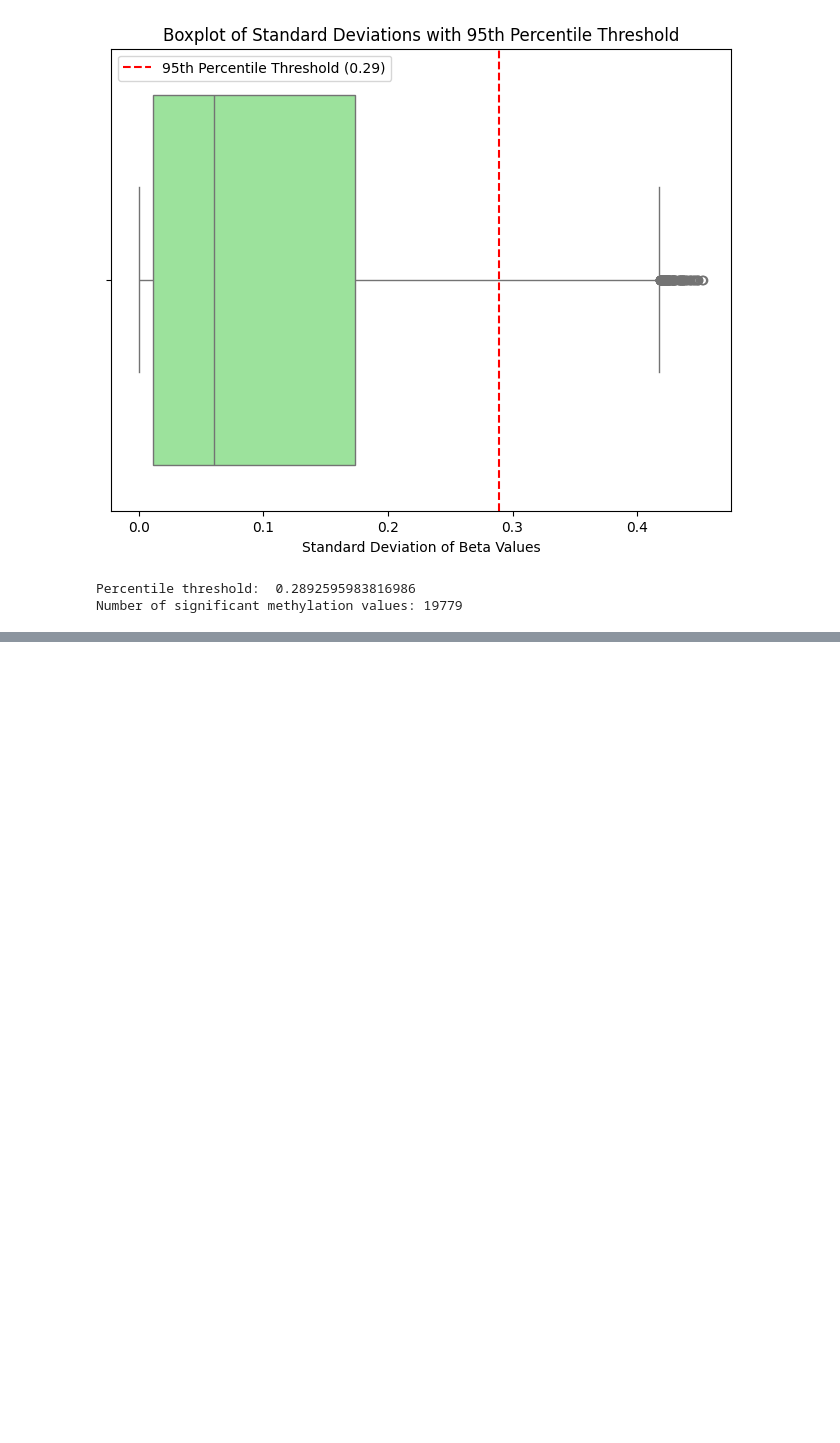
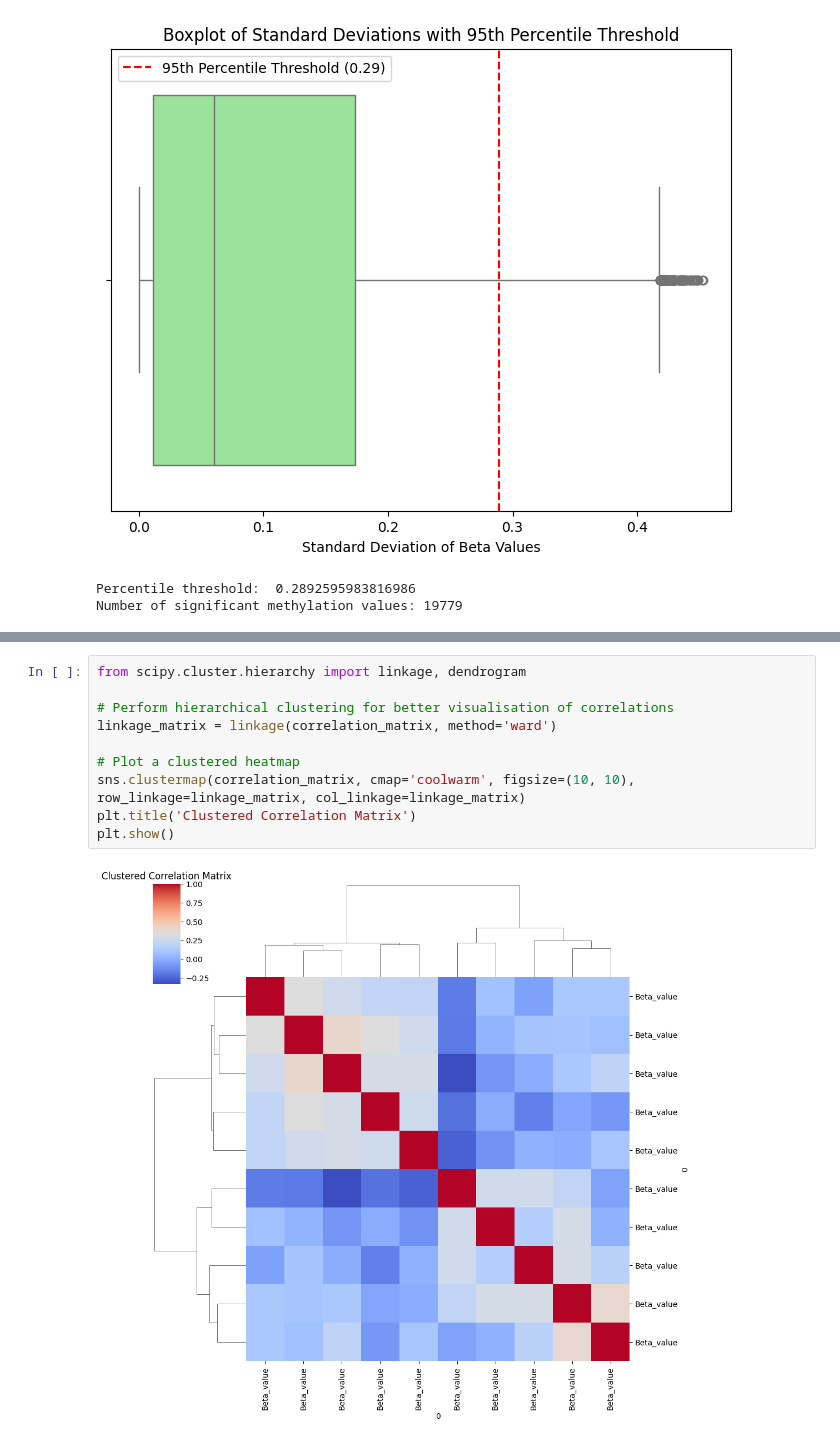
Before and after one commit to killica/Cluster-analysis-of-epigenome, a Jupyter notebook: ClusterAnalysisOfEpigenome.ipynb, the cells around one changed output, grey strips where cells are left out. Cells and saved outputs as stored; diff of their text form; blank space fills up the shorter version.

```diff
--- a/ClusterAnalysisOfEpigenome.ipynb
+++ b/ClusterAnalysisOfEpigenome.ipynb
@@ -139,0 +157,12 @@ print(f"Number of significant methylation values: {len(df)}")
+# %%
+from scipy.cluster.hierarchy import linkage, dendrogram
+
+# Perform hierarchical clustering for better visualisation of correlations
+linkage_matrix = linkage(correlation_matrix, method='ward')
+
+# Plot a clustered heatmap
+sns.clustermap(correlation_matrix, cmap='coolwarm', figsize=(10, 10), row_linkage=linkage_matrix, col_linkage=linkage_matrix)
+plt.title('Clustered Correlation Matrix')
+plt.show()
+# %% [output]
+[figure, added]
```
Also changed, not shown: parts of 4 cells of this notebook.
